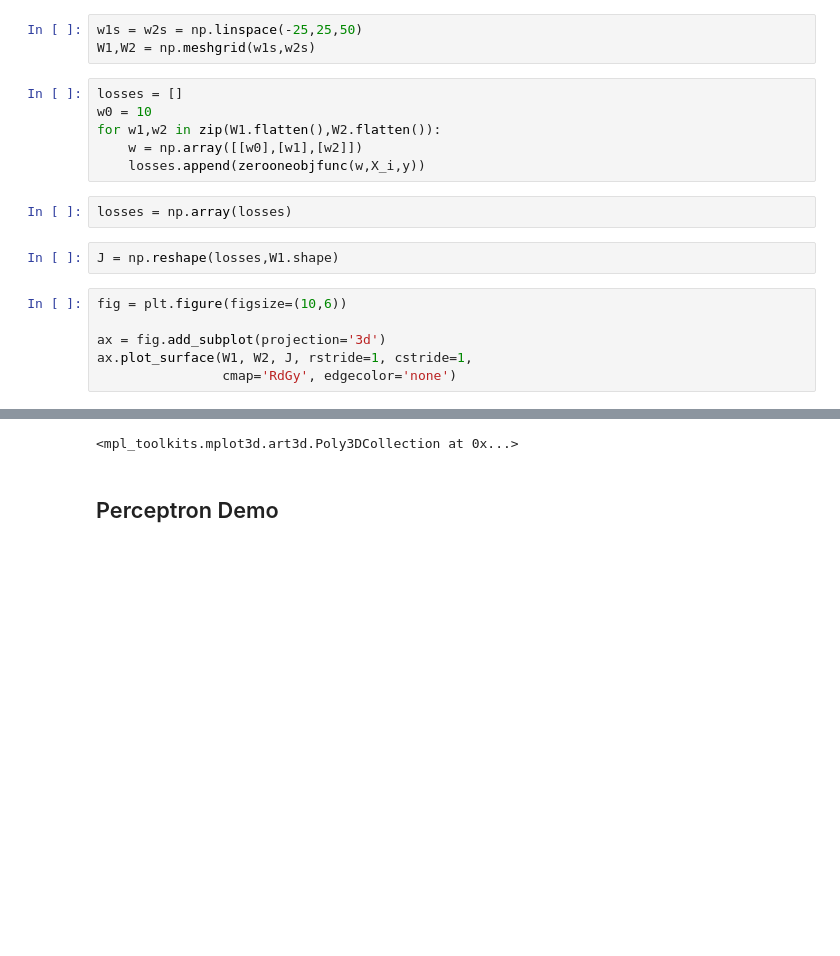
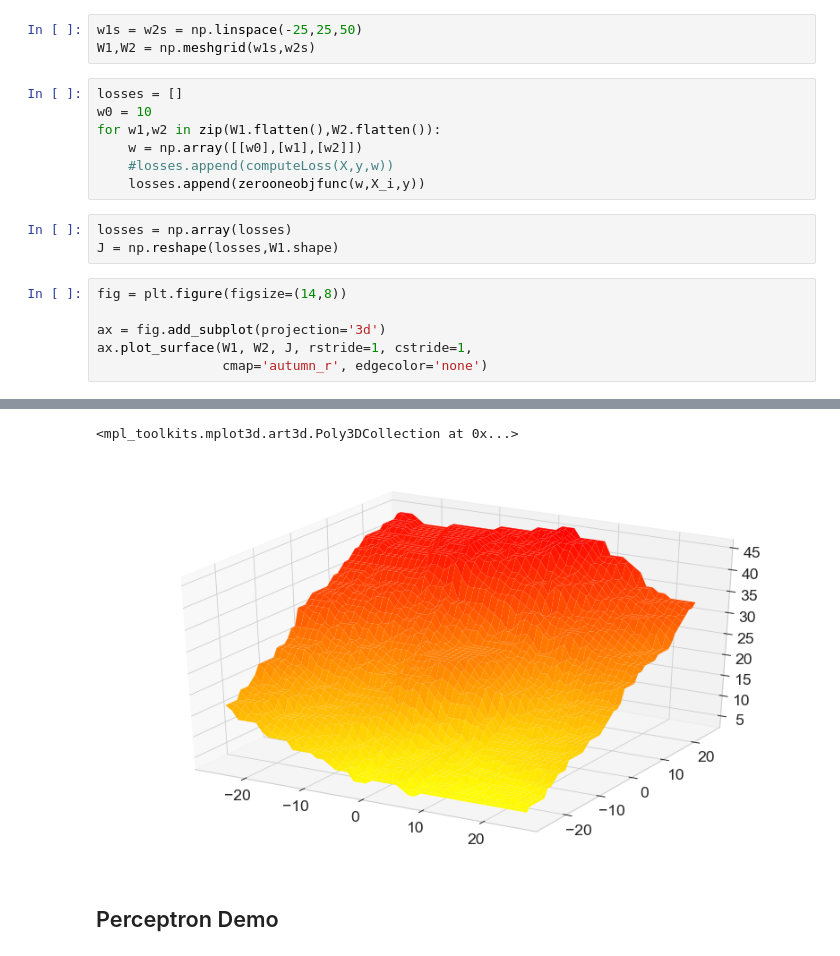
Before and after one commit to ubdsgroup/mlcourse-ub-notebooks, a Jupyter notebook: notebooks/PerceptronDemo.ipynb, the cells around one changed output, grey strips where cells are left out. Saved outputs shown, nothing was run; the diff lists cells and outputs as text; blank space fills up the shorter version.

```diff
--- a/notebooks/PerceptronDemo.ipynb
+++ b/notebooks/PerceptronDemo.ipynb
@@ -58,15 +53,15 @@ losses = []
 w0 = 10
 for w1,w2 in zip(W1.flatten(),W2.flatten()):
     w = np.array([[w0],[w1],[w2]])
+    #losses.append(computeLoss(X,y,w))
     losses.append(zerooneobjfunc(w,X_i,y))
 # %%
 losses = np.array(losses)
+J = np.reshape(losses,W1.shape)
-# %%
-J = np.reshape(losses,W1.shape)
 # %%
-fig = plt.figure(figsize=(10,6))
+fig = plt.figure(figsize=(14,8))
 
 ax = fig.add_subplot(projection='3d')
 ax.plot_surface(W1, W2, J, rstride=1, cstride=1,
-                cmap='RdGy', edgecolor='none')
+                cmap='autumn_r', edgecolor='none')
 # %% [output]
@@ -75,4 +68,5 @@ ax.plot_surface(W1, W2, J, rstride=1, cstride=1,
 <mpl_toolkits.mplot3d.art3d.Poly3DCollection at 0x...>
+[figure, added]
 # %% [markdown]
 ## Perceptron Demo
 # %%
```
Also changed, not shown: parts of 8 cells of this notebook.
